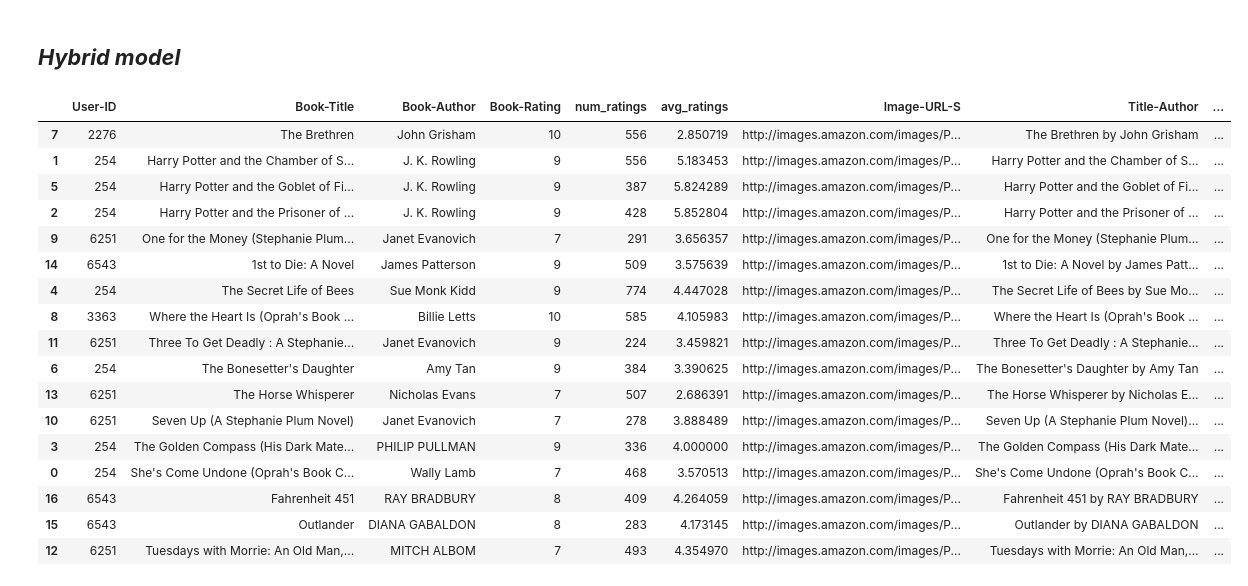
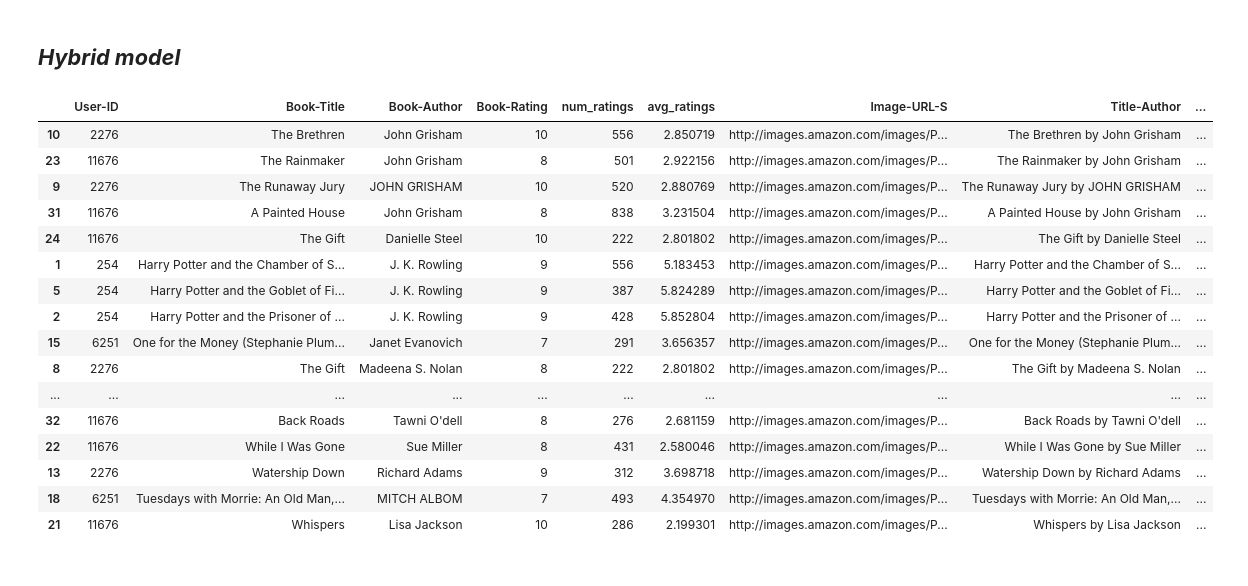
Before and after one commit to vidhan66/Book-Recommendation-System, a Jupyter notebook: Book_Recommendation_System.ipynb, the cells around one changed output. Saved outputs shown, nothing was run; the diff lists cells and outputs as text; code cells hidden in the pictures.

```diff
--- a/Book_Recommendation_System.ipynb
+++ b/Book_Recommendation_System.ipynb
@@ -270,7 +270,7 @@ CBF_data
 1031134 rows × 7 columns
 # %%
 active_users = CBF_data.groupby('User-ID')['Book-Rating'].count()
-active_users = active_users[active_users>=50]
+active_users = active_users[active_users>=100]
 CBF_data = CBF_data[CBF_data['User-ID'].isin(active_users.index)]
 good_books = CBF_data.groupby('Book-Title')['Book-Rating'].count()
 good_books = good_books[good_books>=150]
@@ -662,30 +667,29 @@ def hybrid_recommend(user_id, book_name, recommendations_cbf, recommendations_cf
 
     return final_recommendations
 # %%
-user_id = 2276
-book_name = "The Runaway Jury by JOHN GRISHAM"
+user_id = 882
+book_name = "The King of Torts by John Grisham"
 recommendations_cf = recommend(book_name, user_id)
 recommendations_cf=recommendations_cf.sort_values('CF_Score',ascending=False)
 recommendations_cf
 # %% [output]
 |  | User-ID | Book-Title | Book-Author | Book-Rating | num_ratings | avg_ratings | Image-URL-S | Title-Author | ... |
-| 7 | 2276 | The Brethren | John Grisham | 10 | 556 | 2.850719 | http://images.amazon.com/images/P... | The Brethren by John Grisham | ... |
+| 10 | 2276 | The Brethren | John Grisham | 10 | 556 | 2.850719 | http://images.amazon.com/images/P... | The Brethren by John Grisham | ... |
+| 23 | 11676 | The Rainmaker | John Grisham | 8 | 501 | 2.922156 | http://images.amazon.com/images/P... | The Rainmaker by John Grisham | ... |
+| 9 | 2276 | The Runaway Jury | JOHN GRISHAM | 10 | 520 | 2.880769 | http://images.amazon.com/images/P... | The Runaway Jury by JOHN GRISHAM | ... |
+| 31 | 11676 | A Painted House | John Grisham | 8 | 838 | 3.231504 | http://images.amazon.com/images/P... | A Painted House by John Grisham | ... |
+| 24 | 11676 | The Gift | Danielle Steel | 10 | 222 | 2.801802 | http://images.amazon.com/images/P... | The Gift by Danielle Steel | ... |
 | 1 | 254 | Harry Potter and the Chamber of S... | J. K. Rowling | 9 | 556 | 5.183453 | http://images.amazon.com/images/P... | Harry Potter and the Chamber of S... | ... |
 | 5 | 254 | Harry Potter and the Goblet of Fi... | J. K. Rowling | 9 | 387 | 5.824289 | http://images.amazon.com/images/P... | Harry Potter and the Goblet of Fi... | ... |
 | 2 | 254 | Harry Potter and the Prisoner of ... | J. K. Rowling | 9 | 428 | 5.852804 | http://images.amazon.com/images/P... | Harry Potter and the Prisoner of ... | ... |
-| 9 | 6251 | One for the Money (Stephanie Plum... | Janet Evanovich | 7 | 291 | 3.656357 | http://images.amazon.com/images/P... | One for the Money (Stephanie Plum... | ... |
-| 14 | 6543 | 1st to Die: A Novel | James Patterson | 9 | 509 | 3.575639 | http://images.amazon.com/images/P... | 1st to Die: A Novel by James Patt... | ... |
-| 4 | 254 | The Secret Life of Bees | Sue Monk Kidd | 9 | 774 | 4.447028 | http://images.amazon.com/images/P... | The Secret Life of Bees by Sue Mo... | ... |
-| 8 | 3363 | Where the Heart Is (Oprah's Book ... | Billie Letts | 10 | 585 | 4.105983 | http://images.amazon.com/images/P... | Where the Heart Is (Oprah's Book ... | ... |
-| 11 | 6251 | Three To Get Deadly : A Stephanie... | Janet Evanovich | 9 | 224 | 3.459821 | http://images.amazon.com/images/P... | Three To Get Deadly : A Stephanie... | ... |
-| 6 | 254 | The Bonesetter's Daughter | Amy Tan | 9 | 384 | 3.390625 | http://images.amazon.com/images/P... | The Bonesetter's Daughter by Amy Tan | ... |
-| 13 | 6251 | The Horse Whisperer | Nicholas Evans | 7 | 507 | 2.686391 | http://images.amazon.com/images/P... | The Horse Whisperer by Nicholas E... | ... |
-| 10 | 6251 | Seven Up (A Stephanie Plum Novel) | Janet Evanovich | 7 | 278 | 3.888489 | http://images.amazon.com/images/P... | Seven Up (A Stephanie Plum Novel)... | ... |
-| 3 | 254 | The Golden Compass (His Dark Mate... | PHILIP PULLMAN | 9 | 336 | 4.000000 | http://images.amazon.com/images/P... | The Golden Compass (His Dark Mate... | ... |
-| 0 | 254 | She's Come Undone (Oprah's Book C... | Wally Lamb | 7 | 468 | 3.570513 | http://images.amazon.com/images/P... | She's Come Undone (Oprah's Book C... | ... |
-| 16 | 6543 | Fahrenheit 451 | RAY BRADBURY | 8 | 409 | 4.264059 | http://images.amazon.com/images/P... | Fahrenheit 451 by RAY BRADBURY | ... |
-| 15 | 6543 | Outlander | DIANA GABALDON | 8 | 283 | 4.173145 | http://images.amazon.com/images/P... | Outlander by DIANA GABALDON | ... |
-| 12 | 6251 | Tuesdays with Morrie: An Old Man,... | MITCH ALBOM | 7 | 493 | 4.354970 | http://images.amazon.com/images/P... | Tuesdays with Morrie: An Old Man,... | ... |
+| 15 | 6251 | One for the Money (Stephanie Plum... | Janet Evanovich | 7 | 291 | 3.656357 | http://images.amazon.com/images/P... | One for the Money (Stephanie Plum... | ... |
+| 8 | 2276 | The Gift | Madeena S. Nolan | 8 | 222 | 2.801802 | http://images.amazon.com/images/P... | The Gift by Madeena S. Nolan | ... |
+| ... | ... | ... | ... | ... | ... | ... | ... | ... | ... |
+| 32 | 11676 | Back Roads | Tawni O'dell | 8 | 276 | 2.681159 | http://images.amazon.com/images/P... | Back Roads by Tawni O'dell | ... |
+| 22 | 11676 | While I Was Gone | Sue Miller | 8 | 431 | 2.580046 | http://images.amazon.com/images/P... | While I Was Gone by Sue Miller | ... |
+| 13 | 2276 | Watership Down | Richard Adams | 9 | 312 | 3.698718 | http://images.amazon.com/images/P... | Watership Down by Richard Adams | ... |
+| 18 | 6251 | Tuesdays with Morrie: An Old Man,... | MITCH ALBOM | 7 | 493 | 4.354970 | http://images.amazon.com/images/P... | Tuesdays with Morrie: An Old Man,... | ... |
+| 21 | 11676 | Whispers | Lisa Jackson | 10 | 286 | 2.199301 | http://images.amazon.com/images/P... | Whispers by Lisa Jackson | ... |
 # %%
 final_recommendations = hybrid_recommend(user_id, book_name, recommendations_cbf, recommendations_cf)
 final_recommendations
```
Also changed, not shown: parts of 13 cells of this notebook.
